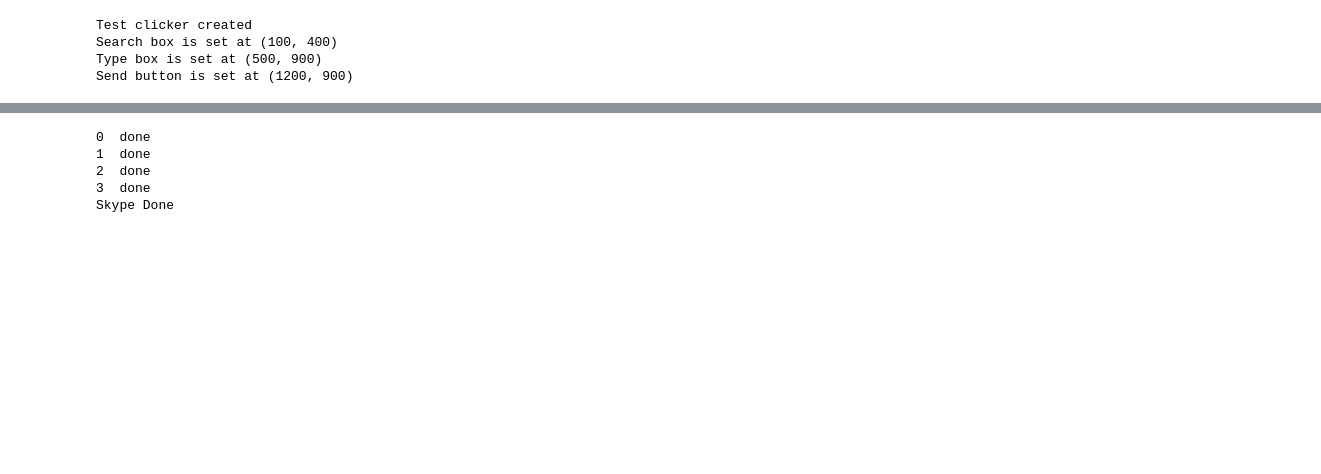
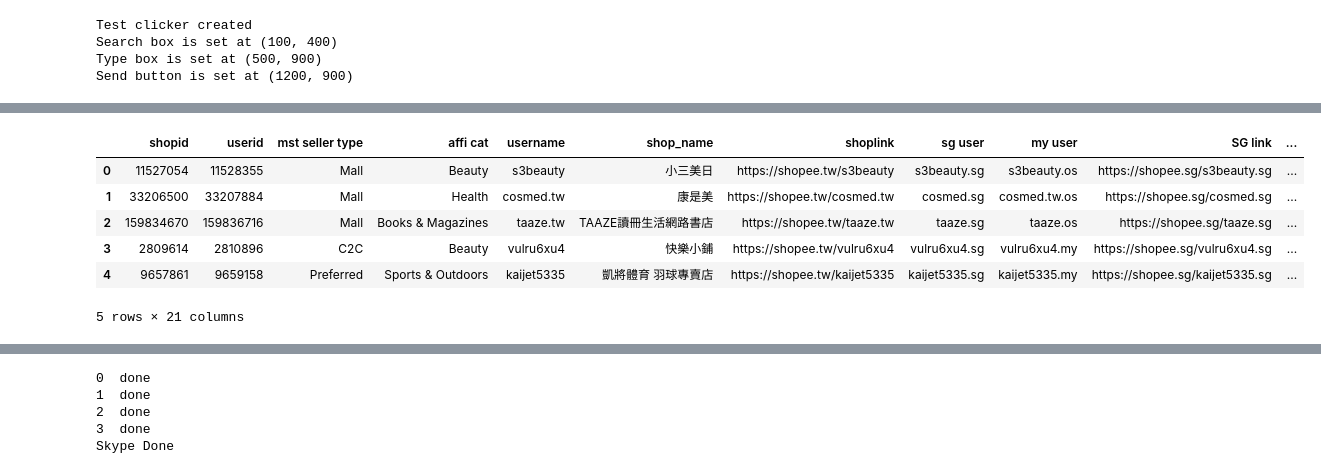
Before and after one commit to teddy21019/auto-line-sender, a Jupyter notebook: main.ipynb, the cells around one changed output, grey strips where cells are left out. Drawn from its saved outputs; the diff is of its cells as text; code cells hidden in the pictures; blank space fills up the shorter version.

```diff
--- a/main.ipynb
+++ b/main.ipynb
@@ -72,15 +47,25 @@ class Event_Seller(Seller):
 # %%
 scope = ['https://www.googleapis.com/auth/spreadsheets']
 
 creds = Credentials.from_service_account_file("DATA/amazing-badge-373002-f2cb8a5301d3.json", scopes=scope)
 
 gs = gspread.authorize(creds)
 
 sheet = gs.open_by_url('https://docs.google.com/spreadsheets/d/1LG-5g4cR-zGwkk6eyK1P9y5npHQFzbk9Yz31IKU8jz4/edit?pli=1#gid=1073158589')
 # spreadsheet = gs.open_by_key('1-eQcxMNaoIF0g7JSJhHpta1WGsHPVR8wMPJ3Vq2U6mQ')
 
 worksheet = sheet.worksheet('Q3 ST seller')
-sellers = pd.DataFrame(worksheet.get_all_records())
+Sellers = pd.DataFrame(worksheet.get_all_records())
+
+Sellers.head()
+# %% [output]
+|  | shopid | userid | mst seller type | affi cat | username | shop_name | shoplink | sg user | my user | SG link | ... |
+| 0 | 11527054 | 11528355 | Mall | Beauty | s3beauty | 小三美日 | https://shopee.tw/s3beauty | s3beauty.sg | s3beauty.os | https://shopee.sg/s3beauty.sg | ... |
+| 1 | 33206500 | 33207884 | Mall | Health | cosmed.tw | 康是美 | https://shopee.tw/cosmed.tw | cosmed.sg | cosmed.tw.os | https://shopee.sg/cosmed.sg | ... |
+| 2 | 159834670 | 159836716 | Mall | Books & Magazines | taaze.tw | TAAZE讀冊生活網路書店 | https://shopee.tw/taaze.tw | taaze.sg | taaze.os | https://shopee.sg/taaze.sg | ... |
+| 3 | 2809614 | 2810896 | C2C | Beauty | vulru6xu4 | 快樂小鋪 | https://shopee.tw/vulru6xu4 | vulru6xu4.sg | vulru6xu4.my | https://shopee.sg/vulru6xu4.sg | ... |
+| 4 | 9657861 | 9659158 | Preferred | Sports & Outdoors | kaijet5335 | 凱將體育 羽球專賣店 | https://shopee.tw/kaijet5335 | kaijet5335.sg | kaijet5335.my | https://shopee.sg/kaijet5335.sg | ... |
+5 rows × 21 columns
 # %%
 line_users = Sellers[Sellers['via'].str.contains('line')]
 line_sellers:list[Seller] = df_to_sellers(line_users, line_clicker , Event_Seller)
```
Also changed, not shown: parts of 10 cells of this notebook, 2 other files.
